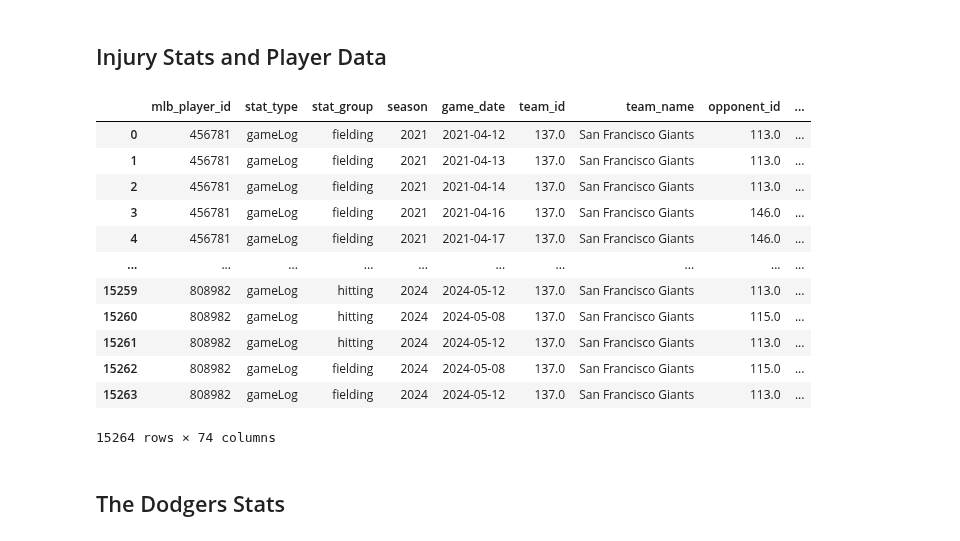
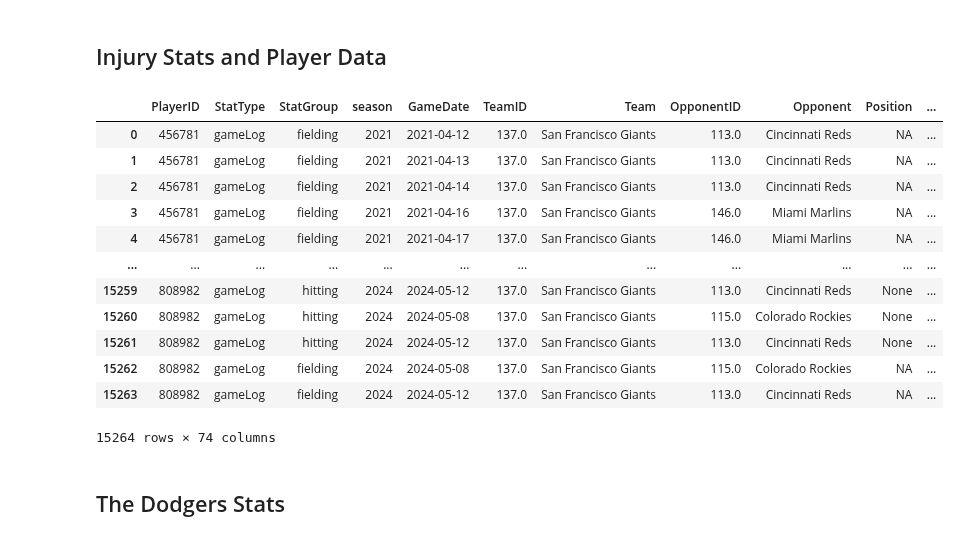
Before and after one commit to laniel123/MLB_Injury_Report, a Jupyter notebook: mlb/notebooks/Mlb_player_db.ipynb, the cells around one changed output. Saved outputs shown, nothing was run; the diff lists cells and outputs as text; code cells hidden in the pictures.

```diff
--- a/mlb/notebooks/Mlb_player_db.ipynb
+++ b/mlb/notebooks/Mlb_player_db.ipynb
@@ -330,19 +330,19 @@ injury_player_stats.to_csv("injury_player_stats.csv", index=False)
 #print("✅ Merged injury window saved to data/injury_merged_window.csv")
 # %%
-injury_merged_df
+injury_player_stats
 # %% [output]
-|  | mlb_player_id | stat_type | stat_group | season | game_date | team_id | team_name | opponent_id | ... |
-| 0 | 456781 | gameLog | fielding | 2021 | 2021-04-12 | 137.0 | San Francisco Giants | 113.0 | ... |
-| 1 | 456781 | gameLog | fielding | 2021 | 2021-04-13 | 137.0 | San Francisco Giants | 113.0 | ... |
-| 2 | 456781 | gameLog | fielding | 2021 | 2021-04-14 | 137.0 | San Francisco Giants | 113.0 | ... |
-| 3 | 456781 | gameLog | fielding | 2021 | 2021-04-16 | 137.0 | San Francisco Giants | 146.0 | ... |
-| 4 | 456781 | gameLog | fielding | 2021 | 2021-04-17 | 137.0 | San Francisco Giants | 146.0 | ... |
-| ... | ... | ... | ... | ... | ... | ... | ... | ... | ... |
-| 15259 | 808982 | gameLog | hitting | 2024 | 2024-05-12 | 137.0 | San Francisco Giants | 113.0 | ... |
-| 15260 | 808982 | gameLog | hitting | 2024 | 2024-05-08 | 137.0 | San Francisco Giants | 115.0 | ... |
-| 15261 | 808982 | gameLog | hitting | 2024 | 2024-05-12 | 137.0 | San Francisco Giants | 113.0 | ... |
-| 15262 | 808982 | gameLog | fielding | 2024 | 2024-05-08 | 137.0 | San Francisco Giants | 115.0 | ... |
-| 15263 | 808982 | gameLog | fielding | 2024 | 2024-05-12 | 137.0 | San Francisco Giants | 113.0 | ... |
+|  | PlayerID | StatType | StatGroup | season | GameDate | TeamID | Team | OpponentID | Opponent | Position | ... |
+| 0 | 456781 | gameLog | fielding | 2021 | 2021-04-12 | 137.0 | San Francisco Giants | 113.0 | Cincinnati Reds | NA | ... |
+| 1 | 456781 | gameLog | fielding | 2021 | 2021-04-13 | 137.0 | San Francisco Giants | 113.0 | Cincinnati Reds | NA | ... |
+| 2 | 456781 | gameLog | fielding | 2021 | 2021-04-14 | 137.0 | San Francisco Giants | 113.0 | Cincinnati Reds | NA | ... |
+| 3 | 456781 | gameLog | fielding | 2021 | 2021-04-16 | 137.0 | San Francisco Giants | 146.0 | Miami Marlins | NA | ... |
+| 4 | 456781 | gameLog | fielding | 2021 | 2021-04-17 | 137.0 | San Francisco Giants | 146.0 | Miami Marlins | NA | ... |
+| ... | ... | ... | ... | ... | ... | ... | ... | ... | ... | ... | ... |
+| 15259 | 808982 | gameLog | hitting | 2024 | 2024-05-12 | 137.0 | San Francisco Giants | 113.0 | Cincinnati Reds | None | ... |
+| 15260 | 808982 | gameLog | hitting | 2024 | 2024-05-08 | 137.0 | San Francisco Giants | 115.0 | Colorado Rockies | None | ... |
+| 15261 | 808982 | gameLog | hitting | 2024 | 2024-05-12 | 137.0 | San Francisco Giants | 113.0 | Cincinnati Reds | None | ... |
+| 15262 | 808982 | gameLog | fielding | 2024 | 2024-05-08 | 137.0 | San Francisco Giants | 115.0 | Colorado Rockies | NA | ... |
+| 15263 | 808982 | gameLog | fielding | 2024 | 2024-05-12 | 137.0 | San Francisco Giants | 113.0 | Cincinnati Reds | NA | ... |
 15264 rows × 74 columns
 # %% [markdown]
 ## The Dodgers Stats
```
Also changed, not shown: parts of 1 cell of this notebook, 3 other files.
